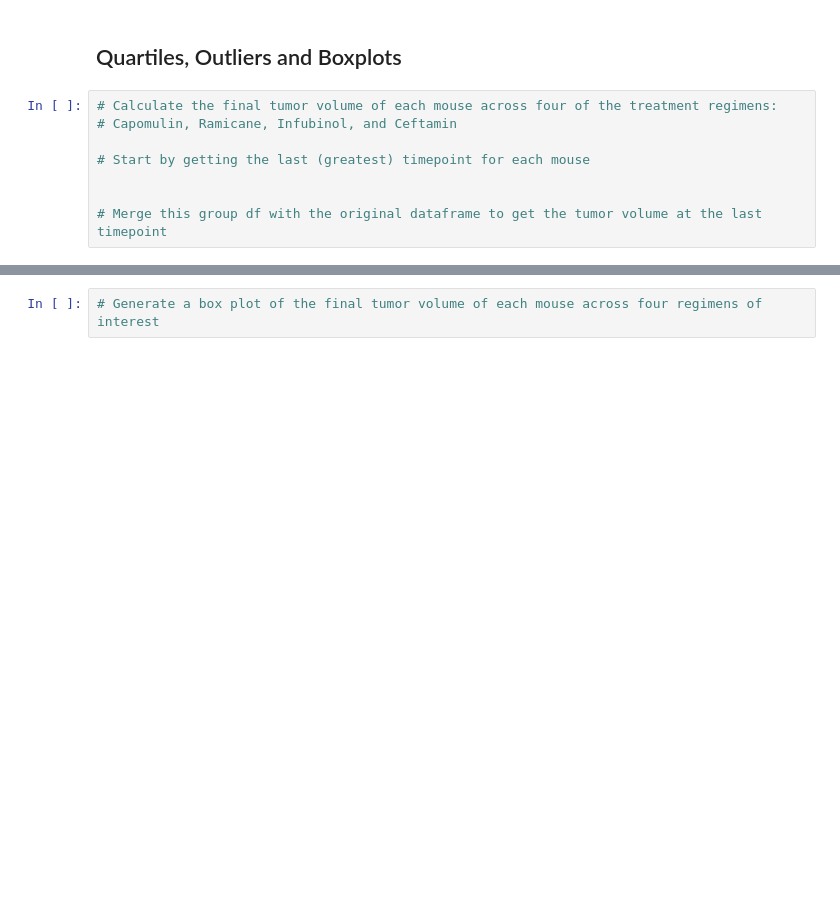
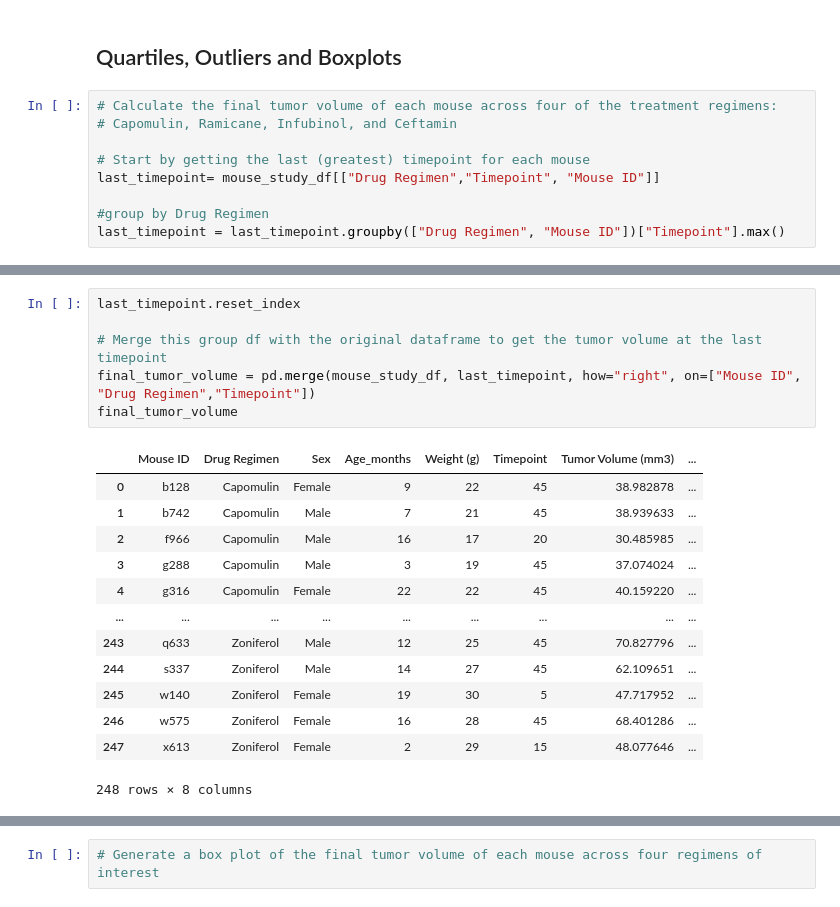
Before and after one commit to tebohl/Matplotlib-Treatment-Analysis, a Jupyter notebook: Pymaceuticals/pymaceuticals_starter.ipynb, the cells around one changed output, grey strips where cells are left out. Saved outputs shown, nothing was run; the diff lists cells and outputs as text; blank space fills up the shorter version.

```diff
--- a/Pymaceuticals/pymaceuticals_starter.ipynb
+++ b/Pymaceuticals/pymaceuticals_starter.ipynb
@@ -167,6 +188,7 @@ plt.show()
 # Capomulin, Ramicane, Infubinol, and Ceftamin
 
 # Start by getting the last (greatest) timepoint for each mouse
+last_timepoint= mouse_study_df[["Drug Regimen","Timepoint", "Mouse ID"]]
 
-
-# Merge this group df with the original dataframe to get the tumor volume at the last timepoint
+#group by Drug Regimen
+last_timepoint = last_timepoint.groupby(["Drug Regimen", "Mouse ID"])["Timepoint"].max()
@@ -173,2 +209,22 @@ plt.show()
+# %%
+last_timepoint.reset_index
+
+# Merge this group df with the original dataframe to get the tumor volume at the last timepoint
+final_tumor_volume = pd.merge(mouse_study_df, last_timepoint, how="right", on=["Mouse ID", "Drug Regimen","Timepoint"])
+final_tumor_volume
+# %% [output]
+|  | Mouse ID | Drug Regimen | Sex | Age_months | Weight (g) | Timepoint | Tumor Volume (mm3) | ... |
+| 0 | b128 | Capomulin | Female | 9 | 22 | 45 | 38.982878 | ... |
+| 1 | b742 | Capomulin | Male | 7 | 21 | 45 | 38.939633 | ... |
+| 2 | f966 | Capomulin | Male | 16 | 17 | 20 | 30.485985 | ... |
+| 3 | g288 | Capomulin | Male | 3 | 19 | 45 | 37.074024 | ... |
+| 4 | g316 | Capomulin | Female | 22 | 22 | 45 | 40.159220 | ... |
+| ... | ... | ... | ... | ... | ... | ... | ... | ... |
+| 243 | q633 | Zoniferol | Male | 12 | 25 | 45 | 70.827796 | ... |
+| 244 | s337 | Zoniferol | Male | 14 | 27 | 45 | 62.109651 | ... |
+| 245 | w140 | Zoniferol | Female | 19 | 30 | 5 | 47.717952 | ... |
+| 246 | w575 | Zoniferol | Female | 16 | 28 | 45 | 68.401286 | ... |
+| 247 | x613 | Zoniferol | Female | 2 | 29 | 15 | 48.077646 | ... |
+248 rows × 8 columns
 # %%
 # Put treatments into a list for for loop (and later for plot labels)
```
Also changed, not shown: parts of 9 cells of this notebook, 1 other file.
